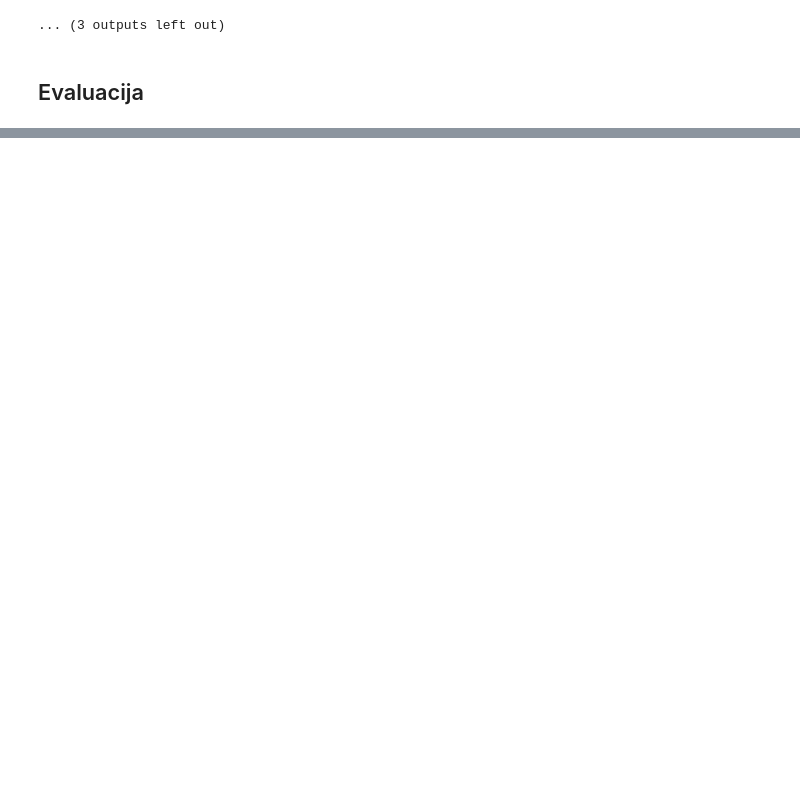
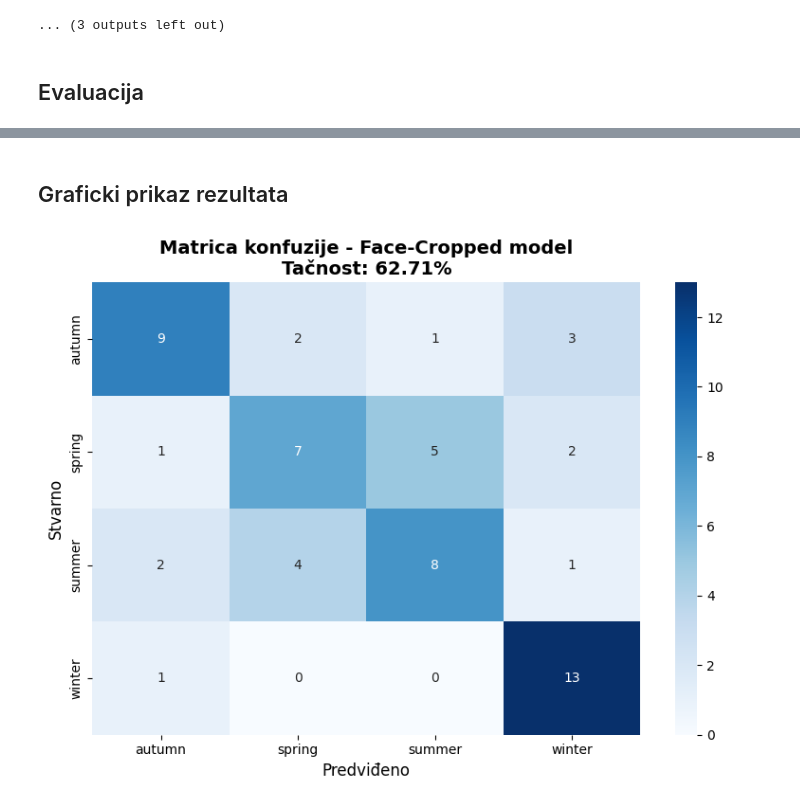
Before and after one commit to katarinap02/color-analysis-project, a Jupyter notebook: prva_kontrolna_tacka.ipynb, the cells around one changed output, grey strips where cells are left out. Saved outputs shown, nothing was run; the diff lists cells and outputs as text; code cells hidden in the pictures; blank space fills up the shorter version.

Commit message:
added some graphics

```diff
--- a/prva_kontrolna_tacka.ipynb
+++ b/prva_kontrolna_tacka.ipynb
@@ -573,0 +571,24 @@ weighted avg       0.59      0.58      0.56        59
+# %% [markdown]
+## Graficki prikaz rezultata
+# %%
+# VIZUELIZACIJA REZULTATA - Matrica konfuzije
+# ====================================================
+import seaborn as sns
+import matplotlib.pyplot as plt
+import numpy as np
+
+# Uzima poslednju matricu konfuzije koju si dobila
+cm = confusion_matrix(y_true, y_pred)
+
+plt.figure(figsize=(8, 6))
+sns.heatmap(cm, annot=True, fmt='d', cmap='Blues',
+            xticklabels=train_ds.classes,
+            yticklabels=train_ds.classes)
+plt.title(f'Matrica konfuzije - Face-Cropped model\nTačnost: {np.trace(cm)/np.sum(cm):.2%}',
+          fontsize=14, fontweight='bold')
+plt.xlabel('Predviđeno', fontsize=12)
+plt.ylabel('Stvarno', fontsize=12)
+plt.tight_layout()
+plt.show()
+# %% [output]
+[figure, added]
```
Also changed, not shown: parts of 7 cells of this notebook, 2 other files.
